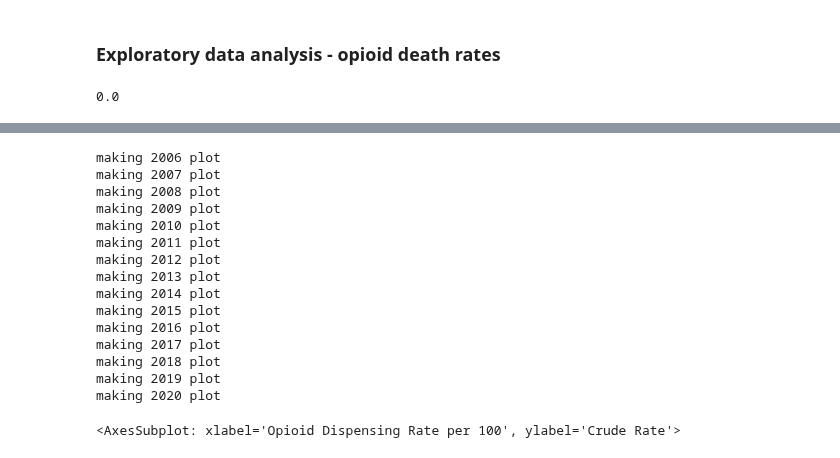
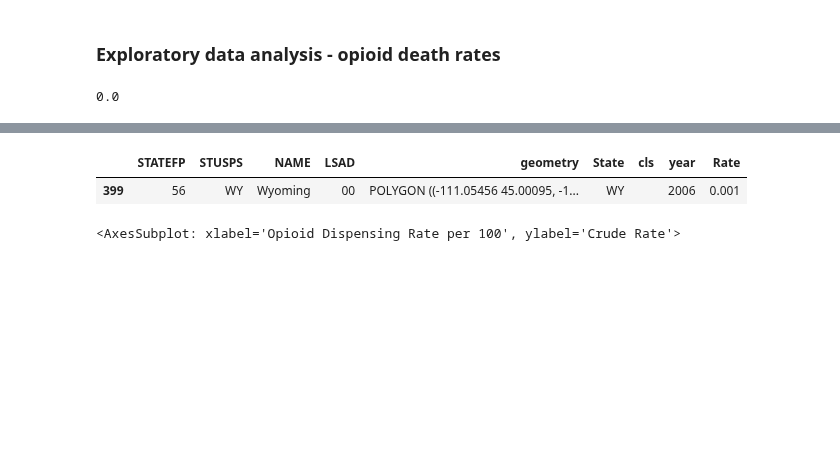
Before and after one commit to Ludougan123234/624-project, a Jupyter notebook: exp_opioid randy.ipynb, the cells around one changed output, grey strips where cells are left out. Cells and saved outputs as stored; diff of their text form; code cells hidden in the pictures; blank space fills up the shorter version.

```diff
--- a/exp_opioid randy.ipynb
+++ b/exp_opioid randy.ipynb
@@ -963,3 +931,8 @@ memory usage: 140.8+ KB
+# %%
+death_sgdf.query("year == 2006 & STUSPS == 'WY'")
+# %% [output]
+|  | STATEFP | STUSPS | NAME | LSAD | geometry | State | cls | year | Rate |
+| 399 | 56 | WY | Wyoming | 00 | POLYGON ((-111.05456 45.00095, -1... | WY |  | 2006 | 0.001 |
 # %%
 # https://stackoverflow.com/questions/67575936/moving-alaska-and-hawaii-in-geopandas-for-choropleths
 vmin = death_sgdf["Rate"].min()
@@ -1078,6 +1051,7 @@ for i in range(2006, 2021):
             f"{i} Mean: {str(round(mean_df.loc[i-2006]['Rate'], 1))}",
             xy=(pd.to_datetime(2007, format="%Y"), 25),
         )
+        ax_pp.set_ylim(0, 30)
         ax_pp.get_legend().remove()
 
         # histogram of death rate of year
@@ -1101,22 +1075,6 @@ with imageio.get_writer(fname, mode='I', duration=1000) as writer:
     for filename in sorted([f for f in os.listdir(os.curdir + "/viz_raw/ood_jnp/") if os.path.isfile(os.curdir + "/viz_raw/ood_jnp/" + f)]):
         image = imageio.imread("./viz_raw/ood_jnp/" + filename)
         writer.append_data(image)
-# %% [output]
-making 2006 plot
-making 2007 plot
-making 2008 plot
-making 2009 plot
-making 2010 plot
-making 2011 plot
-making 2012 plot
-making 2013 plot
-making 2014 plot
-making 2015 plot
-making 2016 plot
-making 2017 plot
-making 2018 plot
-making 2019 plot
-making 2020 plot
 # %%
 disp_death = death_df.merge(df.query('year==2020'), how="inner", left_on = "County Code", right_on = "County FIPS Code")
 county_disp_death = disp_death.groupby('State_x')[['Opioid Dispensing Rate per 100', 'Rate']].mean().reset_index()
```
Also changed, not shown: parts of 19 cells of this notebook, 7 other files.
